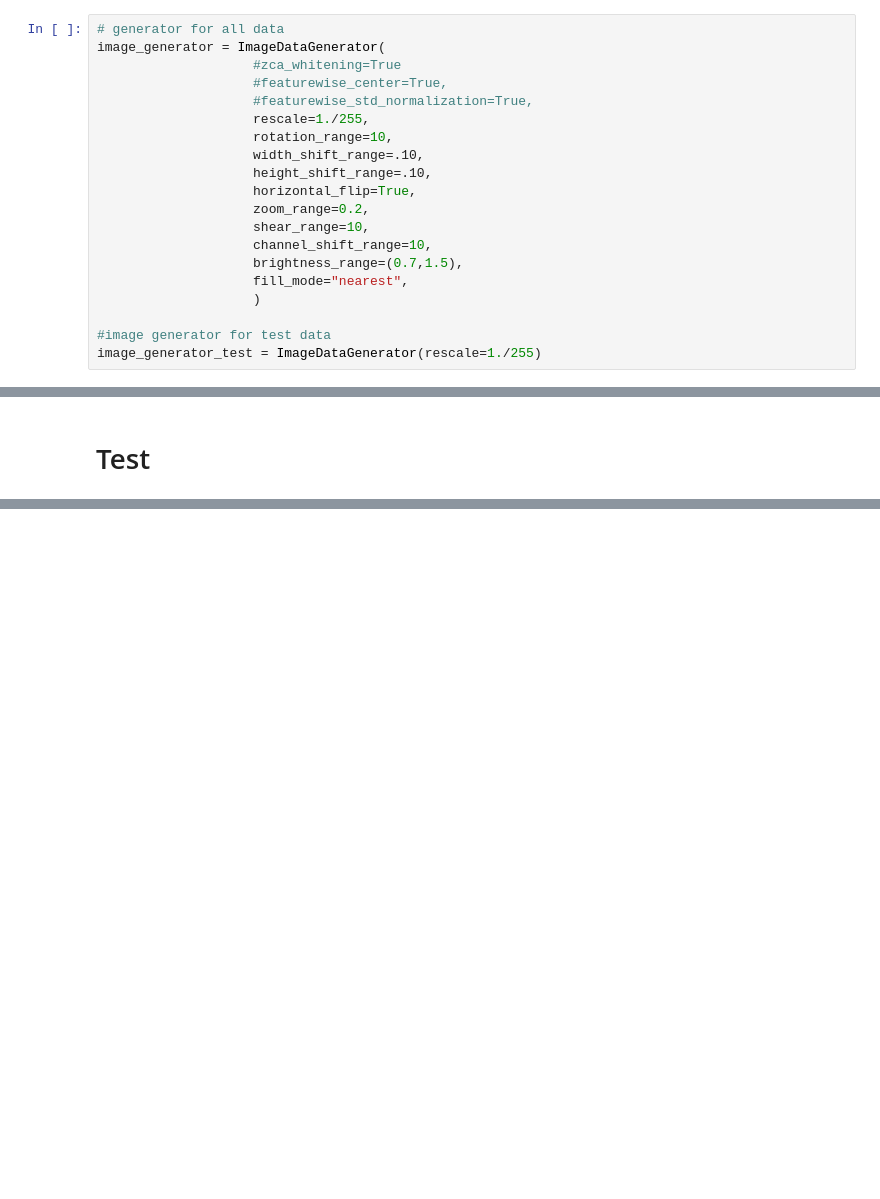
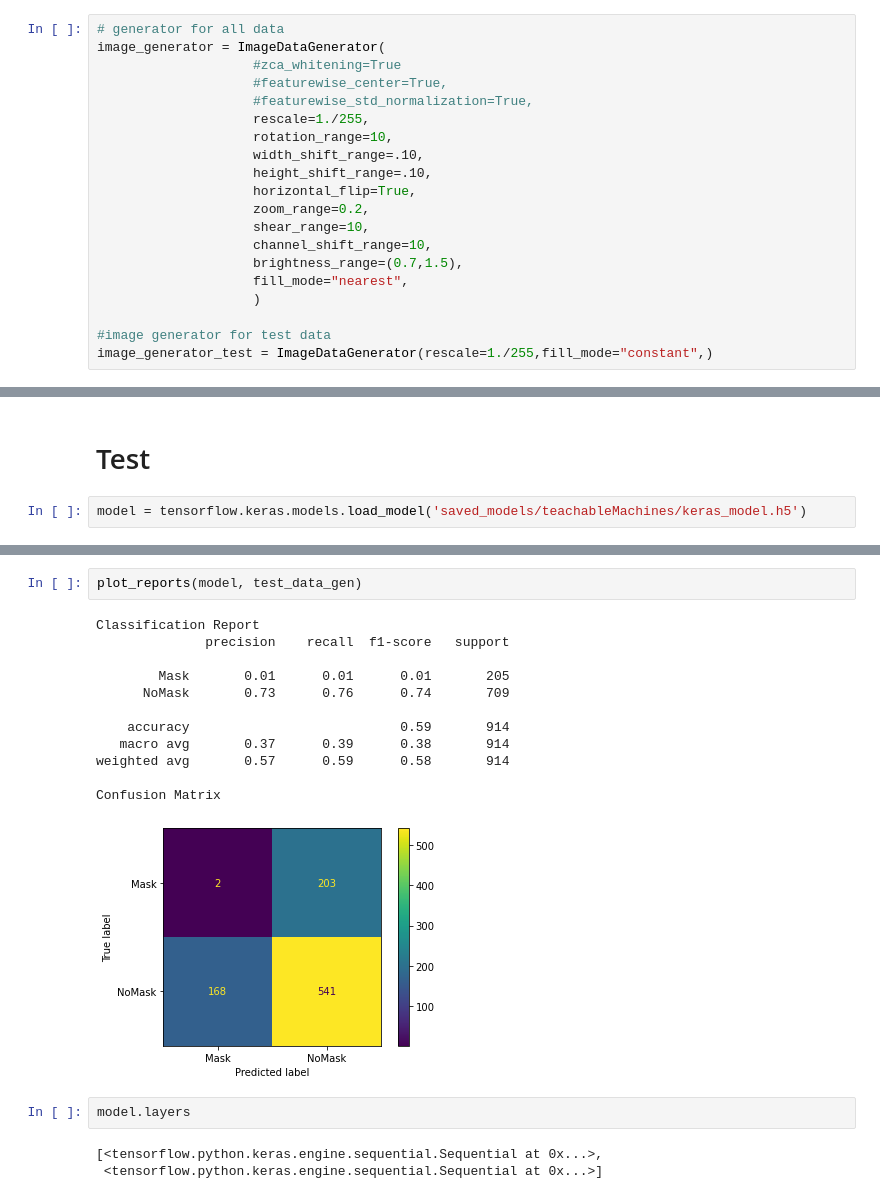
Before and after one commit to Mayerch1/Applied-AI-Technologies, a Jupyter notebook: Hephaistos/Detection/MaskDetection.ipynb, the cells around one changed output, grey strips where cells are left out. Cells and saved outputs as stored; diff of their text form; blank space fills up the shorter version.

Commit message:
teachable machine model included

```diff
--- a/Hephaistos/Detection/MaskDetection.ipynb
+++ b/Hephaistos/Detection/MaskDetection.ipynb
@@ -292,7 +293,7 @@ image_generator = ImageDataGenerator(
                     )
 
 #image generator for test data
-image_generator_test = ImageDataGenerator(rescale=1./255)
+image_generator_test = ImageDataGenerator(rescale=1./255,fill_mode="constant",)
 # %%
 train_data_gen = get_data_generator(image_generator, train_frame)
 
@@ -692,2 +699,4 @@ INFO:tensorflow:Assets written to: saved_model_gray\assets
 # %% [markdown]
 # Test
+# %%
+model = tensorflow.keras.models.load_model('saved_models/teachableMachines/keras_model.h5')
@@ -693,0 +753,20 @@ INFO:tensorflow:Assets written to: saved_model_gray\assets
+# %%
+plot_reports(model, test_data_gen)
+# %% [output]
+Classification Report
+              precision    recall  f1-score   support
+
+        Mask       0.01      0.01      0.01       205
+      NoMask       0.73      0.76      0.74       709
+
+    accuracy                           0.59       914
+   macro avg       0.37      0.39      0.38       914
+weighted avg       0.57      0.59      0.58       914
+
+Confusion Matrix
+[figure, added]
+# %%
+model.layers
+# %% [output]
+[<tensorflow.python.keras.engine.sequential.Sequential at 0x...>,
+ <tensorflow.python.keras.engine.sequential.Sequential at 0x...>]
```
Also changed, not shown: parts of 14 cells of this notebook, 10 other files.
